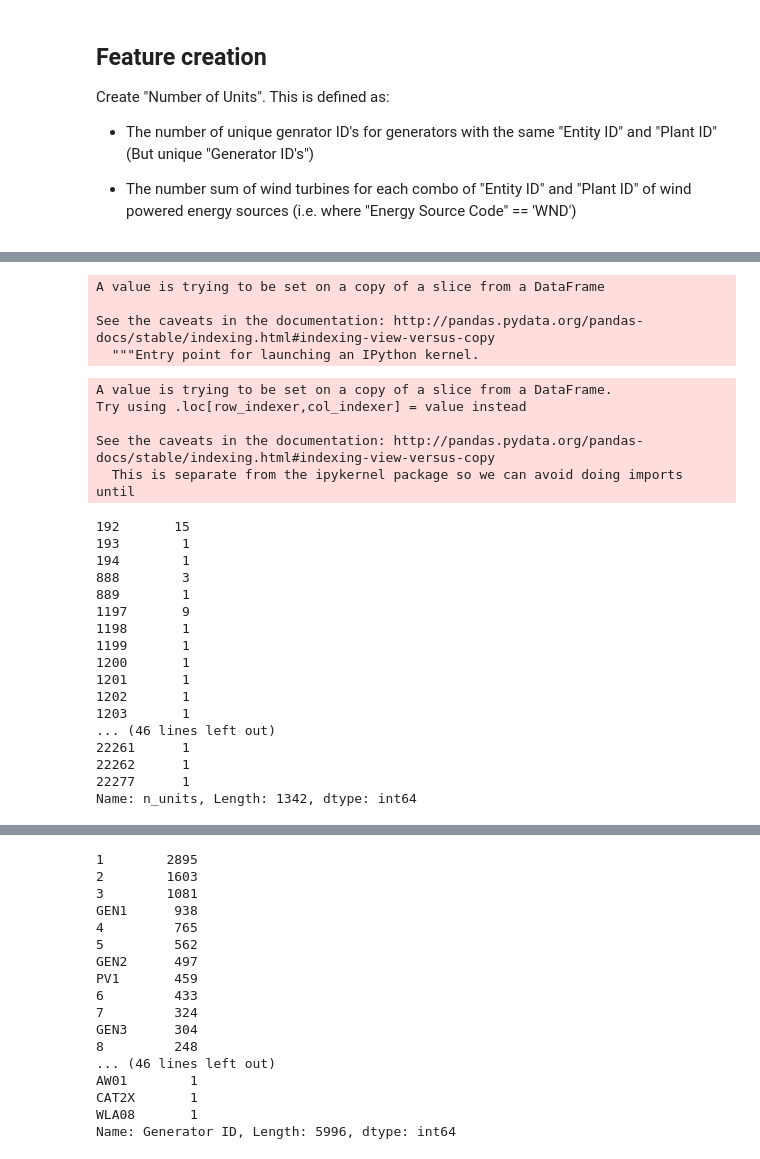
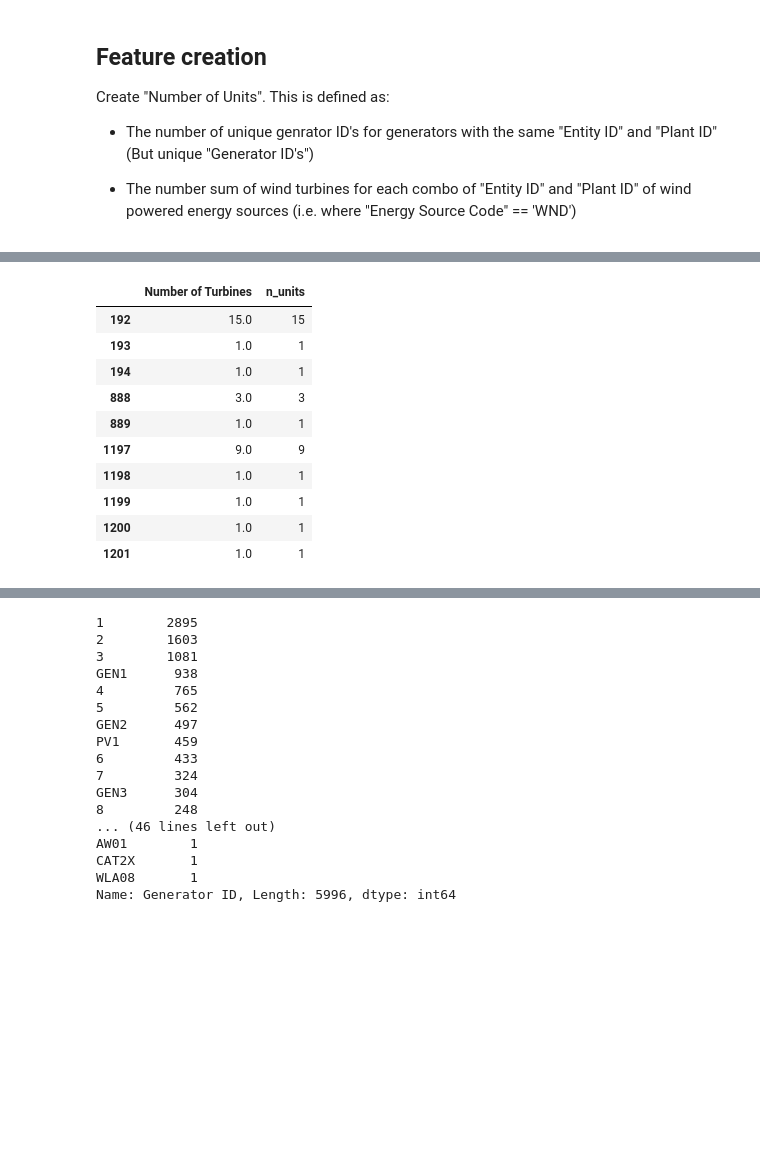
Before and after one commit to Tclack88/Lambda, a Jupyter notebook: module1/assignment_applied_modeling_1.ipynb, the cells around one changed output, grey strips where cells are left out. Cells and saved outputs as stored; diff of their text form; code cells hidden in the pictures; blank space fills up the shorter version.

```diff
--- a/module1/assignment_applied_modeling_1.ipynb
+++ b/module1/assignment_applied_modeling_1.ipynb
@@ -337,35 +349,17 @@ merged_copy['n_units'] = merged_copy.groupby(['Entity ID','Plant ID','Technology
 # %%
-merged_copy['n_units'][merged_copy['Energy Source Code'] == 'WND'] = merged_copy['Number of Turbines'] # change the n_units of only wind plants to be the number of wind turbines
+merged_data['n_units'][merged_data['Energy Source Code'] == 'WND'] = merged_data['Number of Turbines'] # change the n_units of only wind plants to be the number of wind turbines
+
+# verify changes
+merged_data[merged_data['Energy Source Code'] == 'WND'][['Number of Turbines','n_units']].head(10)
 # %% [output]
-A value is trying to be set on a copy of a slice from a DataFrame
-
-See the caveats in the documentation: http://pandas.pydata.org/pandas-docs/stable/indexing.html#indexing-view-versus-copy
-  """Entry point for launching an IPython kernel.
+|  | Number of Turbines | n_units |
+| 192 | 15.0 | 15 |
+| 193 | 1.0 | 1 |
+| 194 | 1.0 | 1 |
+| 888 | 3.0 | 3 |
+| 889 | 1.0 | 1 |
+| 1197 | 9.0 | 9 |
+| 1198 | 1.0 | 1 |
+| 1199 | 1.0 | 1 |
+| 1200 | 1.0 | 1 |
+| 1201 | 1.0 | 1 |
-# %%
-mask2 = (merged_data['Energy Source Code'] == 'WND')
-# merged_copy['n_units'] = merged_copy.groupby(['Entity ID','Plant ID','Technology'])['Nameplate Capacity (MW)'].transform('sum')
-merged_copy[mask2]['n_units'] = merged_copy[mask2].groupby(['Entity ID','Plant ID','Technology'])['n_units'].transform('sum')
-merged_copy[mask2]['n_units']
-# %% [output]
-A value is trying to be set on a copy of a slice from a DataFrame.
-Try using .loc[row_indexer,col_indexer] = value instead
-
-See the caveats in the documentation: http://pandas.pydata.org/pandas-docs/stable/indexing.html#indexing-view-versus-copy
-  This is separate from the ipykernel package so we can avoid doing imports until
-192       15
-193        1
-194        1
-888        3
-889        1
-1197       9
-1198       1
-1199       1
-1200       1
-1201       1
-1202       1
-1203       1
-... (46 lines left out)
-22261      1
-22262      1
-22277      1
-Name: n_units, Length: 1342, dtype: int64
```
Also changed, not shown: parts of 9 cells of this notebook.
